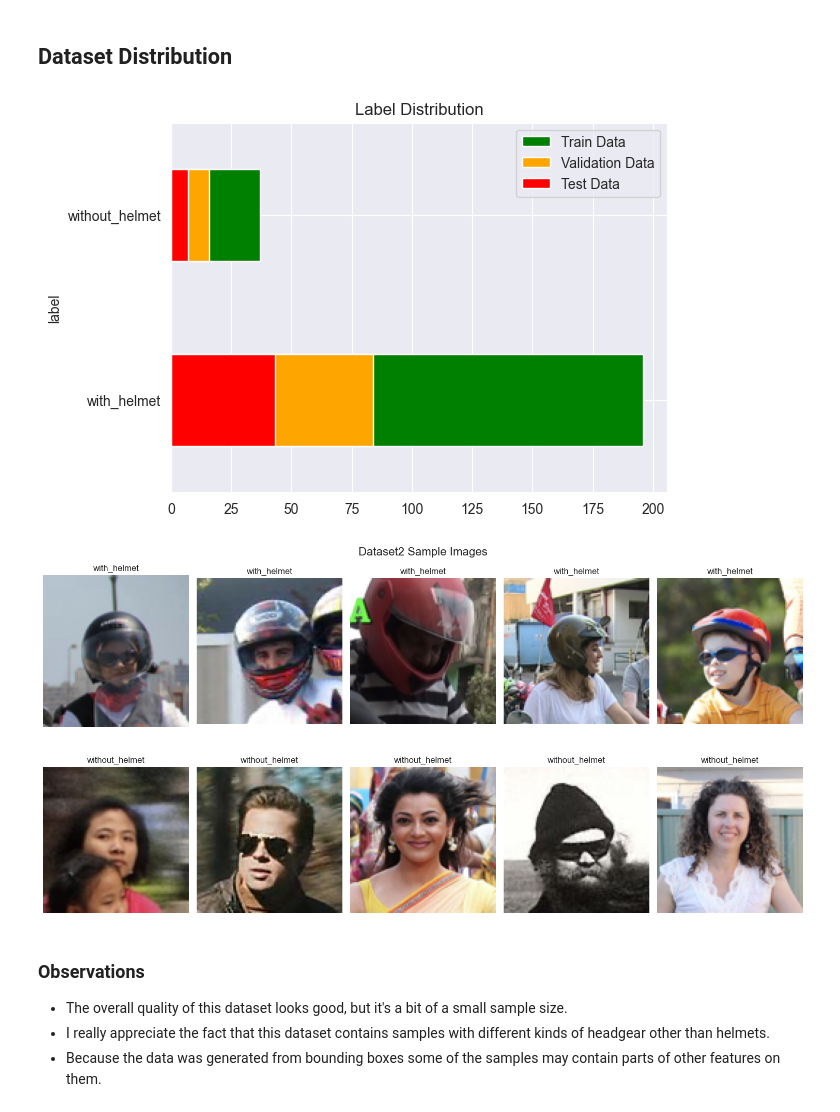
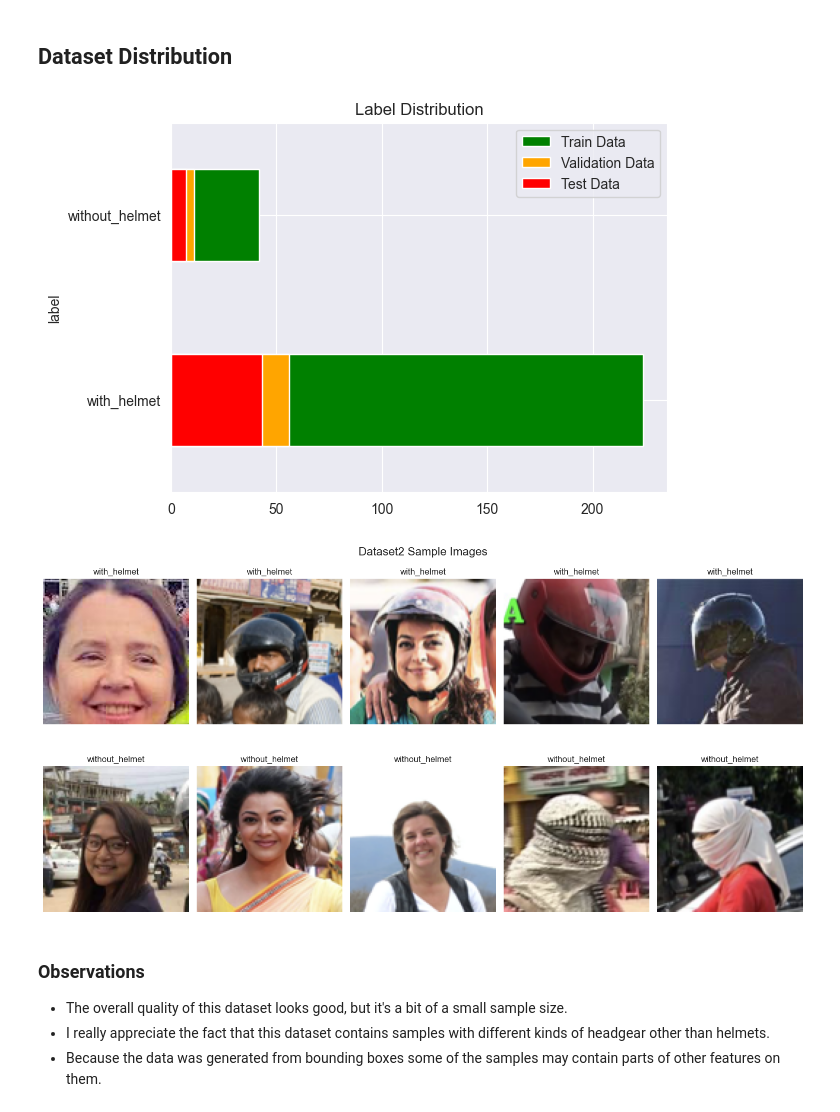
Before and after one commit to DanielLevenstein/Helmet_CNN_Model_Training_Notebooks, a Jupyter notebook: helmet_detection.v2.ipynb, the cells around one changed output. Saved outputs shown, nothing was run; the diff lists cells and outputs as text; code cells hidden in the pictures.

```diff
--- a/helmet_detection.v2.ipynb
+++ b/helmet_detection.v2.ipynb
@@ -212,15 +212,15 @@ test_df["label_enum"] = test_df["label"].replace({"with_helmet": 1, "without_hel
 ## Dataset Distribution
 # %%
 from sklearn.model_selection import train_test_split
-train_df, val_df = train_test_split(dataset2_file_paths, test_size=0.3, stratify=dataset2_file_paths['label_enum'], random_state=42)
+train_df, val_df = train_test_split(dataset2_file_paths, test_size=0.2, stratify=dataset2_file_paths['label_enum'], random_state=42)
 from matplotlib import pyplot as plt
 
 train_df.label.value_counts().sort_index().plot(kind='barh', title='Label Distribution', color='green', label='Train Data')
 val_df.label.value_counts().sort_index().plot(kind='barh', title='Label Distribution', color='orange', label='Validation Data')
 test_df.label.value_counts().sort_index().plot(kind='barh', title='Label Distribution', color='red', label='Test Data')
 plt.legend();
 # %% [output]
-[figure, old version]
+[figure, new version]
 # %%
 import tensorflow as tf
 def convert_to_tf_dataset(df):
@@ -274,7 +274,7 @@ def display_random_images(dataframe, num_images=5, figure_name="dataset2_random_
     plt.show()
 display_random_images(train_df, num_images=5, figure_name="dataset2_sample_images.png")
 # %% [output]
-[figure, old version]
+[figure, new version]
 # %% [markdown]
 ### Observations
 - The overall quality of this dataset looks good, but it's a bit of a small sample size.
```
Also changed, not shown: parts of 9 cells of this notebook, 12 other files.
